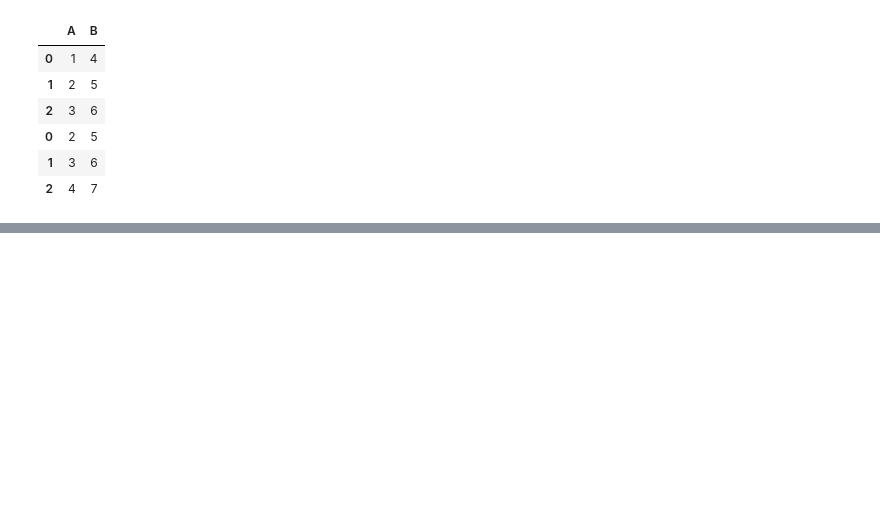
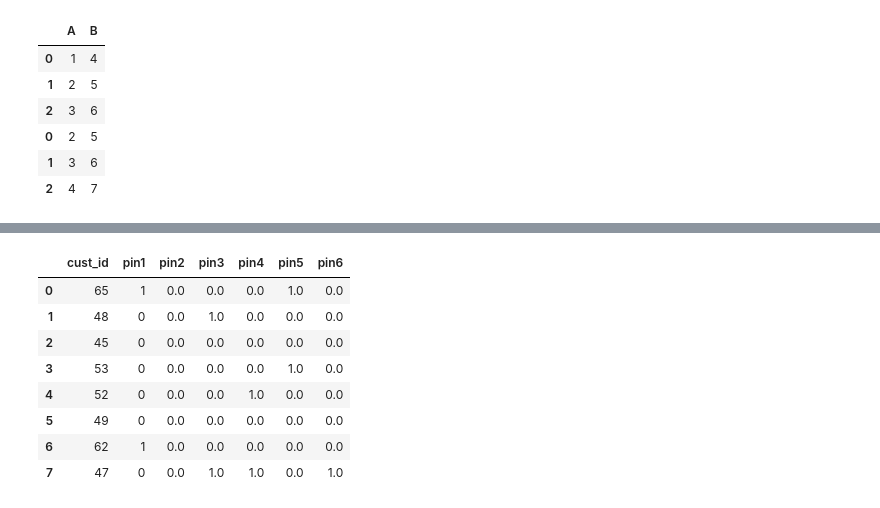
Before and after one commit to hitenverma1/Python_Coding, a Jupyter notebook: join_table.ipynb, the cells around one changed output, grey strips where cells are left out. Drawn from its saved outputs; the diff is of its cells as text; code cells hidden in the pictures; blank space fills up the shorter version.

```diff
--- a/join_table.ipynb
+++ b/join_table.ipynb
@@ -340,0 +343,23 @@ pd.concat([df1, df2])
+# %%
+import pandas as pd
+import random
+
+# Set a seed for reproducibility
+random.seed(42)
+
+# Function to generate random data for a DataFrame
+def generate_data(length):
+    data = {
+        'cust_id': [random.randint(45, 65) for _ in range(length)],
+        'pin': [random.choice([0, 1]) for _ in range(length)]
+    }
+    df =  pd.DataFrame(data)
+    return df.drop_duplicates(subset='cust_id')
+
+# Create six DataFrames with varying lengths
+df1 = generate_data(10).rename(columns={'pin':'pin1'})
+df2 = generate_data(6).rename(columns={'pin':'pin2'})
+df3 = generate_data(8).rename(columns={'pin':'pin3'})
+df4 = generate_data(5).rename(columns={'pin':'pin4'})
+df5 = generate_data(7).rename(columns={'pin':'pin5'})
+df6 = generate_data(8).rename(columns={'pin':'pin6'})
@@ -340,0 +413,12 @@ pd.concat([df1, df2])
+# %%
+def merge_dataframes(dfs):
+    merged_df = dfs[0]  # Start with the first DataFrame
+
+    # Iterate through the rest of the DataFrames
+    for df in dfs[1:]:
+        merged_df = merged_df.merge(df, on='cust_id', how='left')
+
+    # Fill NaN values with 0 for pin columns
+    merged_df = merged_df.fillna(0)
+
+    return merged_df
@@ -340,0 +428,14 @@ pd.concat([df1, df2])
+# %%
+cc= [df1, df2, df3, df4, df5, df6]
+# %%
+merge_dataframes(cc)
+# %% [output]
+|  | cust_id | pin1 | pin2 | pin3 | pin4 | pin5 | pin6 |
+| 0 | 65 | 1 | 0.0 | 0.0 | 0.0 | 1.0 | 0.0 |
+| 1 | 48 | 0 | 0.0 | 1.0 | 0.0 | 0.0 | 0.0 |
+| 2 | 45 | 0 | 0.0 | 0.0 | 0.0 | 0.0 | 0.0 |
+| 3 | 53 | 0 | 0.0 | 0.0 | 0.0 | 1.0 | 0.0 |
+| 4 | 52 | 0 | 0.0 | 0.0 | 1.0 | 0.0 | 0.0 |
+| 5 | 49 | 0 | 0.0 | 0.0 | 0.0 | 0.0 | 0.0 |
+| 6 | 62 | 1 | 0.0 | 0.0 | 0.0 | 0.0 | 0.0 |
+| 7 | 47 | 0 | 0.0 | 1.0 | 1.0 | 0.0 | 1.0 |
```
Also changed, not shown: parts of 11 cells of this notebook, 2 other files.
